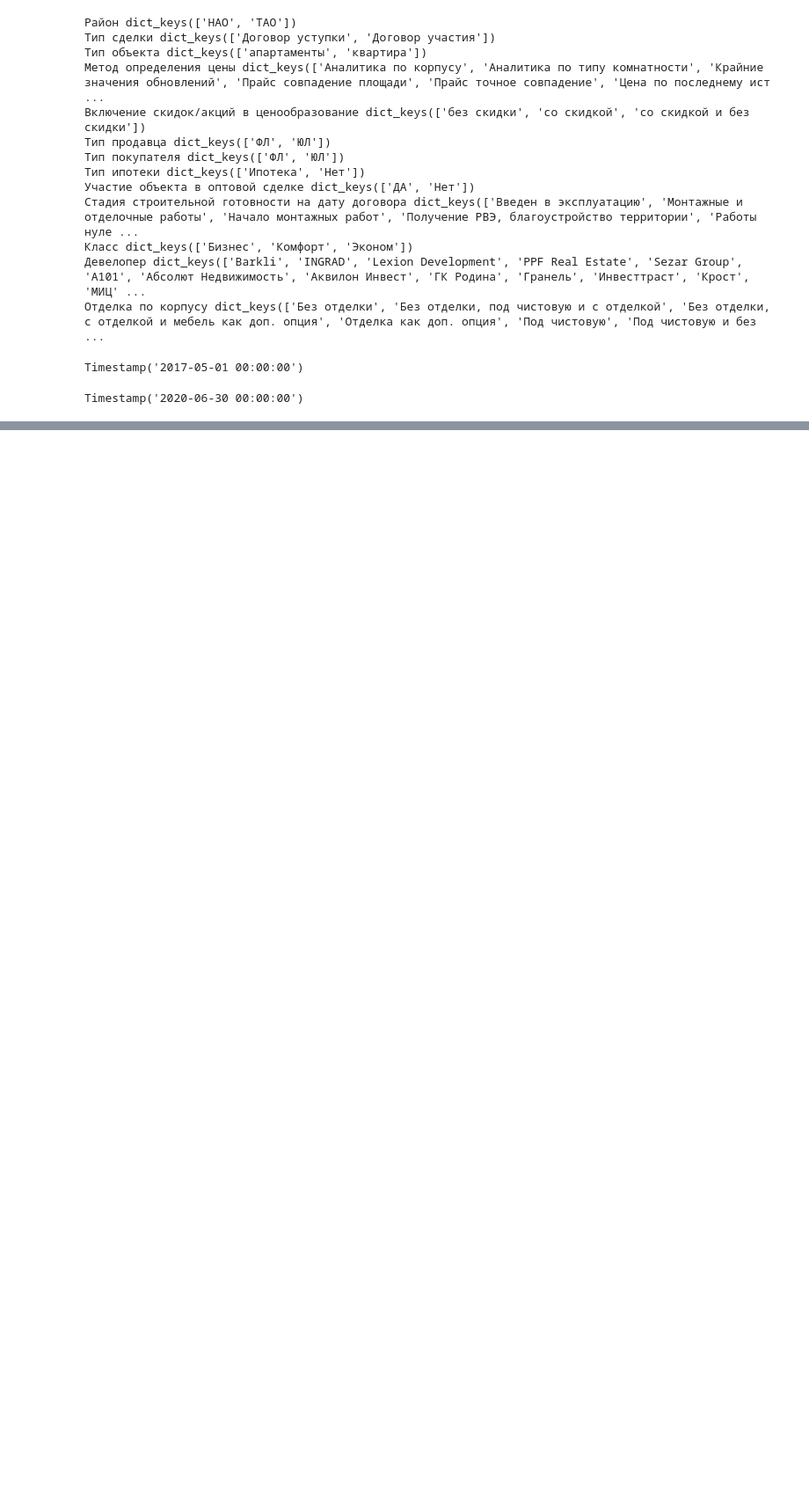
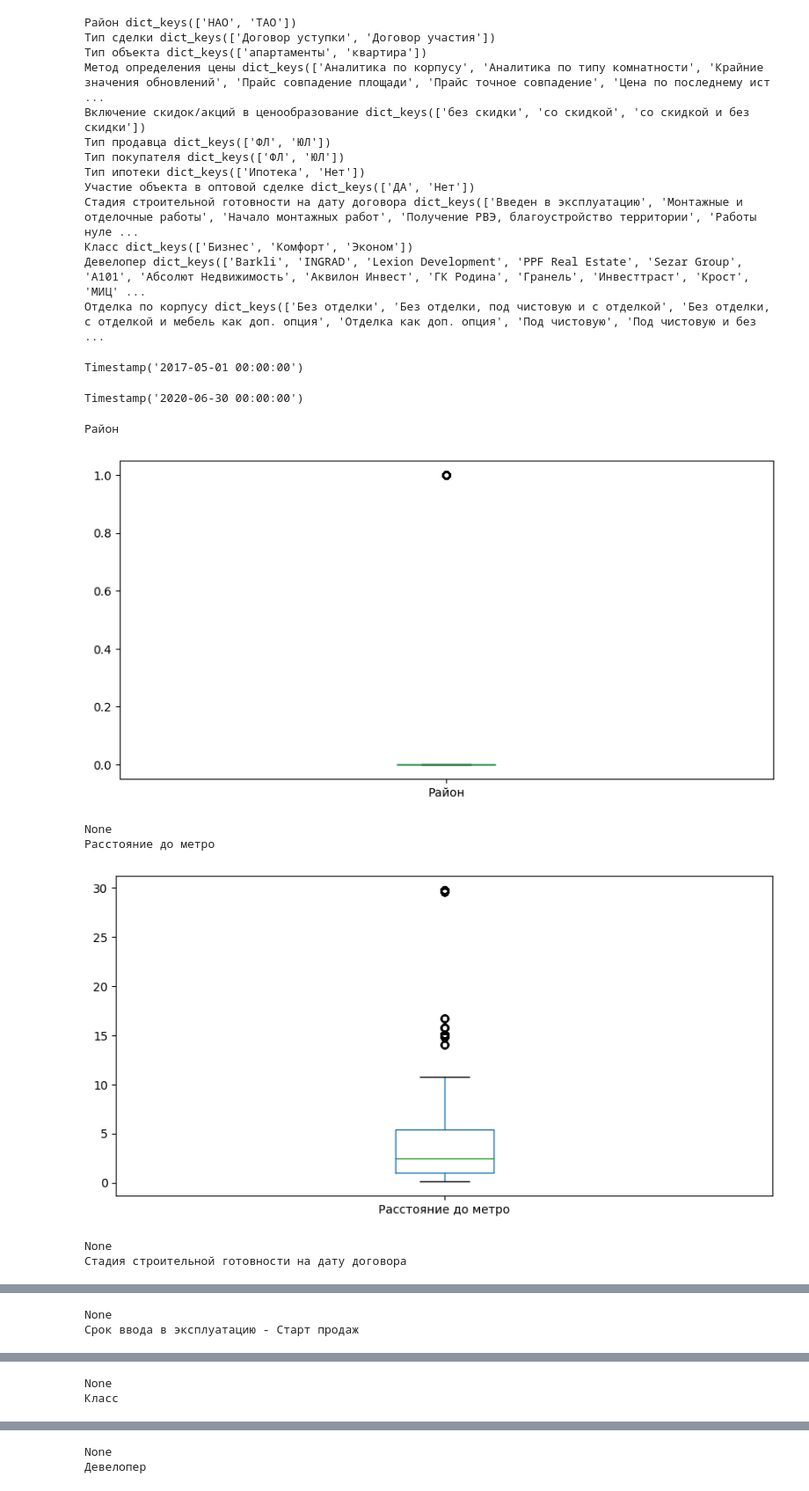
Before and after one commit to dan0nchik/anflat, a Jupyter notebook: dataset_clean.ipynb, the cells around one changed output, grey strips where cells are left out. Shown at 88% size. Saved outputs shown, nothing was run; the diff lists cells and outputs as text; code cells hidden in the pictures; blank space fills up the shorter version.

```diff
--- a/dataset_clean.ipynb
+++ b/dataset_clean.ipynb
@@ -361,0 +354,20 @@ df = df.drop(['Заявленный срок ввода в эксплуатац
+# %%
+for i in df.columns:
+    print(i)
+    figure(figsize=(10, 5), dpi=100)
+#     sns.boxplot(x=i,data=df)
+    try:
+        df[i].plot.box()
+        print(plt.show())
+    except:
+        pass
+
+# vvk@hse.ru
+# %% [output]
+Район
+[figure, added]
+None
+Расстояние до метро
+[figure, added]
+None
+Стадия строительной готовности на дату договора
@@ -361,0 +375,2 @@ df = df.drop(['Заявленный срок ввода в эксплуатац
+None
+Срок ввода в эксплуатацию - Старт продаж
@@ -361,0 +378,2 @@ df = df.drop(['Заявленный срок ввода в эксплуатац
+None
+Класс
@@ -361,0 +381,2 @@ df = df.drop(['Заявленный срок ввода в эксплуатац
+None
+Девелопер
```
Also changed, not shown: parts of 18 cells of this notebook, 1 other file.
